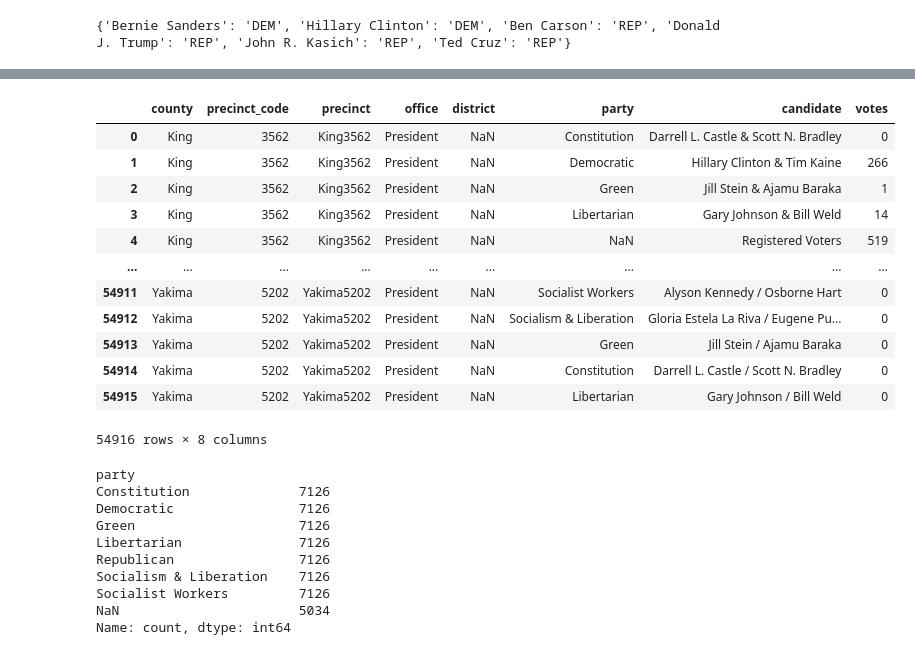
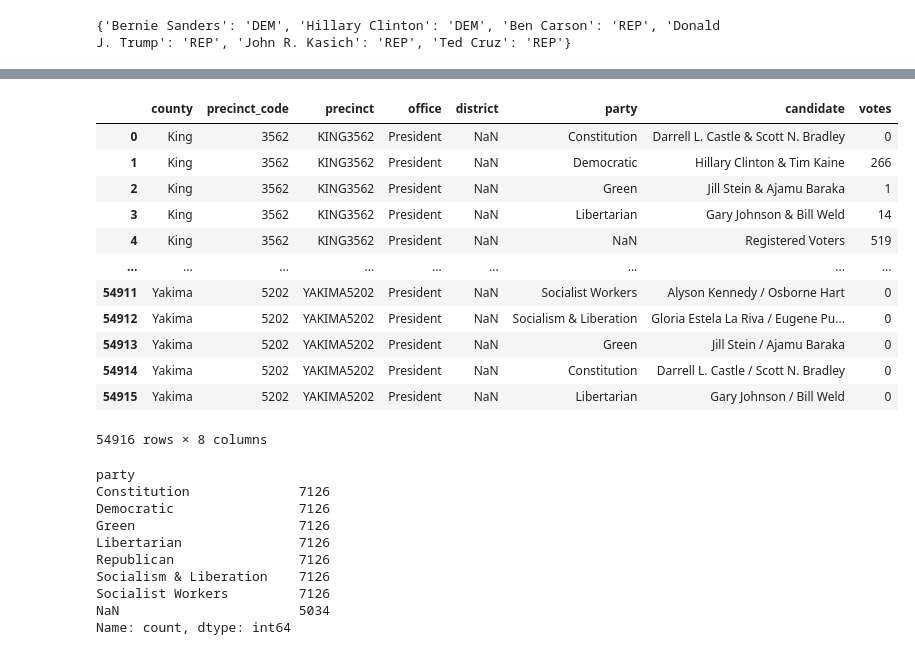
Before and after one commit to Hp0511/VoterTurnout, a Jupyter notebook: data_cleaning/WA_cleaning.ipynb, the cells around one changed output, grey strips where cells are left out. Saved outputs shown, nothing was run; the diff lists cells and outputs as text; code cells hidden in the pictures.

```diff
--- a/data_cleaning/WA_cleaning.ipynb
+++ b/data_cleaning/WA_cleaning.ipynb
@@ -179,37 +180,38 @@ See the caveats in the documentation: https://pandas.pydata.org/pandas-docs/stab
 # %%
 # Process general files
 gen_df_list = []
 
 for file in general_files:
     try:
         df = pd.read_csv(file)
 
         # Select only president
         if 'office' in df.columns:
             df = df[df["office"] == "President" ]
 
         gen_df_list.append(df)
 
     except Exception as e:
         print(f"Error in {file}: {e}")
 
 # Combine all cleaned files
 gen_combined_df = pd.concat(gen_df_list, ignore_index=True)
 # Create a new column "precinct" by combining county and precinct
 gen_combined_df["precinct"] = gen_combined_df["county"].astype(str) + gen_combined_df["precinct_code"].astype(str)
+gen_combined_df["precinct"] = gen_combined_df["precinct"].str.upper()
 gen_combined_df
 # %% [output]
 |  | county | precinct_code | precinct | office | district | party | candidate | votes |
-| 0 | King | 3562 | King3562 | President | NaN | Constitution | Darrell L. Castle & Scott N. Bradley | 0 |
-| 1 | King | 3562 | King3562 | President | NaN | Democratic | Hillary Clinton & Tim Kaine | 266 |
-| 2 | King | 3562 | King3562 | President | NaN | Green | Jill Stein & Ajamu Baraka | 1 |
-| 3 | King | 3562 | King3562 | President | NaN | Libertarian | Gary Johnson & Bill Weld | 14 |
-| 4 | King | 3562 | King3562 | President | NaN | NaN | Registered Voters | 519 |
+| 0 | King | 3562 | KING3562 | President | NaN | Constitution | Darrell L. Castle & Scott N. Bradley | 0 |
+| 1 | King | 3562 | KING3562 | President | NaN | Democratic | Hillary Clinton & Tim Kaine | 266 |
+| 2 | King | 3562 | KING3562 | President | NaN | Green | Jill Stein & Ajamu Baraka | 1 |
+| 3 | King | 3562 | KING3562 | President | NaN | Libertarian | Gary Johnson & Bill Weld | 14 |
+| 4 | King | 3562 | KING3562 | President | NaN | NaN | Registered Voters | 519 |
 | ... | ... | ... | ... | ... | ... | ... | ... | ... |
-| 54911 | Yakima | 5202 | Yakima5202 | President | NaN | Socialist Workers | Alyson Kennedy / Osborne Hart | 0 |
-| 54912 | Yakima | 5202 | Yakima5202 | President | NaN | Socialism & Liberation | Gloria Estela La Riva / Eugene Pu... | 0 |
-| 54913 | Yakima | 5202 | Yakima5202 | President | NaN | Green | Jill Stein / Ajamu Baraka | 0 |
-| 54914 | Yakima | 5202 | Yakima5202 | President | NaN | Constitution | Darrell L. Castle / Scott N. Bradley | 0 |
-| 54915 | Yakima | 5202 | Yakima5202 | President | NaN | Libertarian | Gary Johnson / Bill Weld | 0 |
+| 54911 | Yakima | 5202 | YAKIMA5202 | President | NaN | Socialist Workers | Alyson Kennedy / Osborne Hart | 0 |
+| 54912 | Yakima | 5202 | YAKIMA5202 | President | NaN | Socialism & Liberation | Gloria Estela La Riva / Eugene Pu... | 0 |
+| 54913 | Yakima | 5202 | YAKIMA5202 | President | NaN | Green | Jill Stein / Ajamu Baraka | 0 |
+| 54914 | Yakima | 5202 | YAKIMA5202 | President | NaN | Constitution | Darrell L. Castle / Scott N. Bradley | 0 |
+| 54915 | Yakima | 5202 | YAKIMA5202 | President | NaN | Libertarian | Gary Johnson / Bill Weld | 0 |
 54916 rows × 8 columns
 # %%
```
Also changed, not shown: parts of 7 cells of this notebook, 27 other files.
